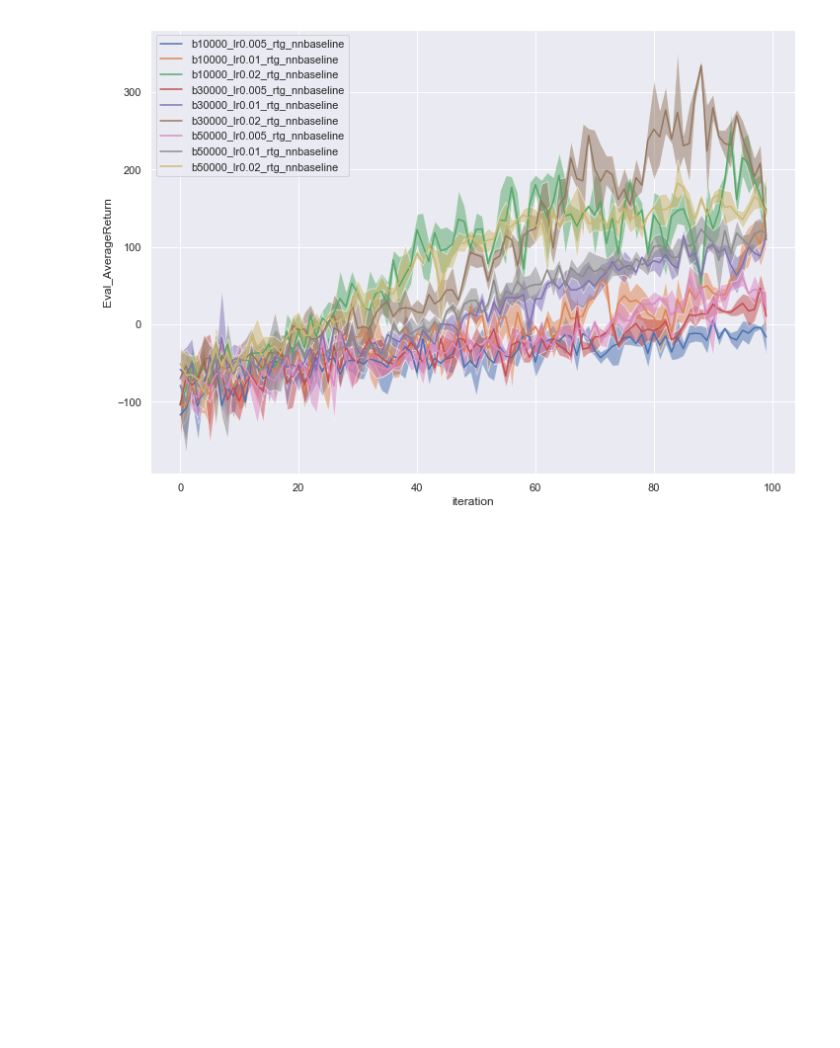
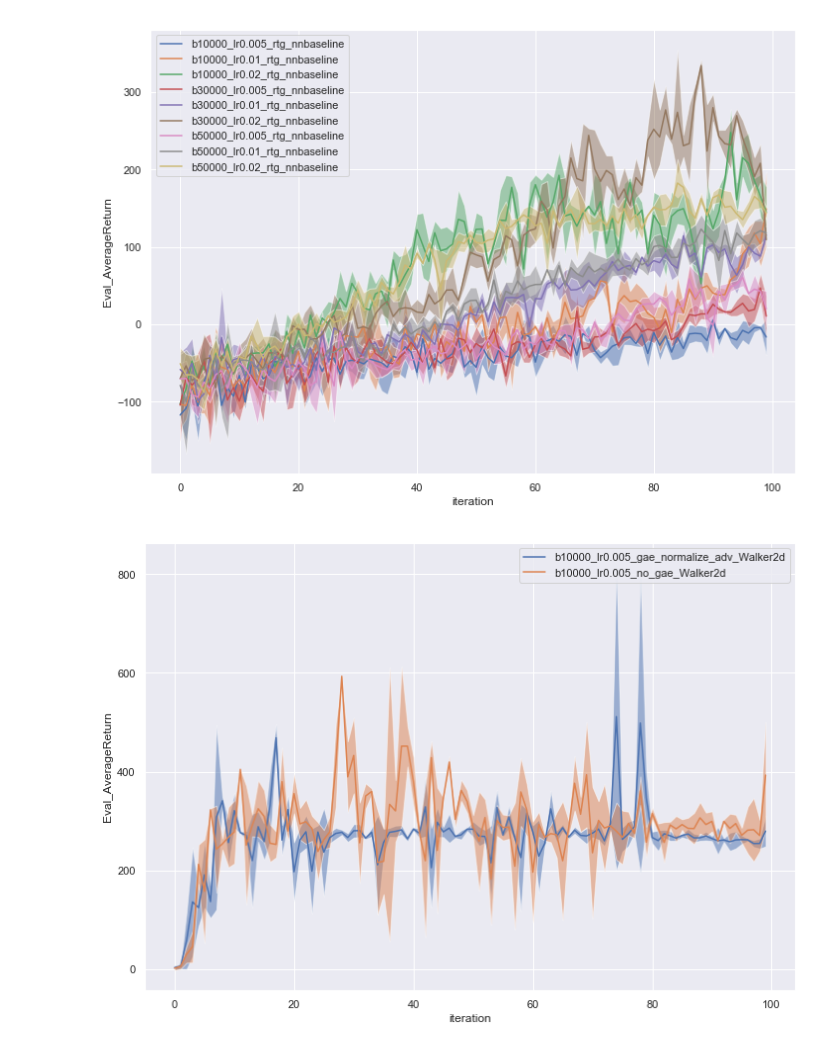
Before and after one commit to chengxuxin/CS285-DRL, a Jupyter notebook: hw2/plot.ipynb, the cells around one changed output. Drawn from its saved outputs; the diff is of its cells as text; code cells hidden in the pictures; blank space fills up the shorter version.

```diff
--- a/hw2/plot.ipynb
+++ b/hw2/plot.ipynb
@@ -9,12 +9,13 @@ import glob
 # %matplotlib inline
 # set_matplotlib_formats('svg', 'png', 'pdf')
 sns.set_theme()
-sns.set(rc={'figure.figsize':(11.7,8.27), 'savefig.dpi':300, 'savefig.bbox':'tight'})
+sns.set(rc={'figure.figsize':(11.7,8.27), 'savefig.dpi':400, 'savefig.bbox':'tight'})
 # %%
 def get_section_results(file):
     steps = []
     eval_returns = []
     eval_stdRets = []
+    eval_time = []
     for e in tf.train.summary_iterator(file):
         for v in e.summary.value:
             if v.tag == 'Eval_AverageReturn':
@@ -22,15 +23,17 @@ def get_section_results(file):
                 eval_returns.append(v.simple_value)
             if v.tag == 'Eval_StdReturn':
                 eval_stdRets.append(v.simple_value)
-    data_np = np.vstack([steps, eval_returns, eval_stdRets]).T
-    data_df = pd.DataFrame(data_np, columns=['step', 'Eval_AverageReturn', 'Eval_StdReturn'])
+            if v.tag == 'TimeSinceStart':
+                eval_time.append(v.simple_value)
+    data_np = np.vstack([steps, eval_returns, eval_stdRets, eval_time]).T
+    data_df = pd.DataFrame(data_np, columns=['step', 'Eval_AverageReturn', 'Eval_StdReturn', 'TimeSinceStart'])
     return data_df
 
 def find_file(name, path='data/'):
     if isinstance(name, list):
         files = []
         for n in name:
-            files.append(glob.glob('data/'+n+'*/event*')[0])
+            files.append(glob.glob('data/*'+n+'*/event*')[0])
         return files
     else:
         assert isinstance(name, str)
@@ -96,2 +99,12 @@ ax.figure.savefig('../../hw2_submission/exp4.1.png')
 # %% [output]
 [figure]
+# %%
+# Experiment 4
+names = ['b10000_lr0.005_gae_normalize_adv_Walker2d', 'b10000_lr0.005_no_gae_Walker2d']
+file_names = find_file(names)
+for file_name in file_names:
+    ax = draw(file_name)
+ax.legend(names)
+ax.figure.savefig('../../hw2_submission/bonus2.1.jpg')
+# %% [output]
+[figure, added]
```
Also changed, not shown: parts of 8 cells of this notebook, 4 other files.
